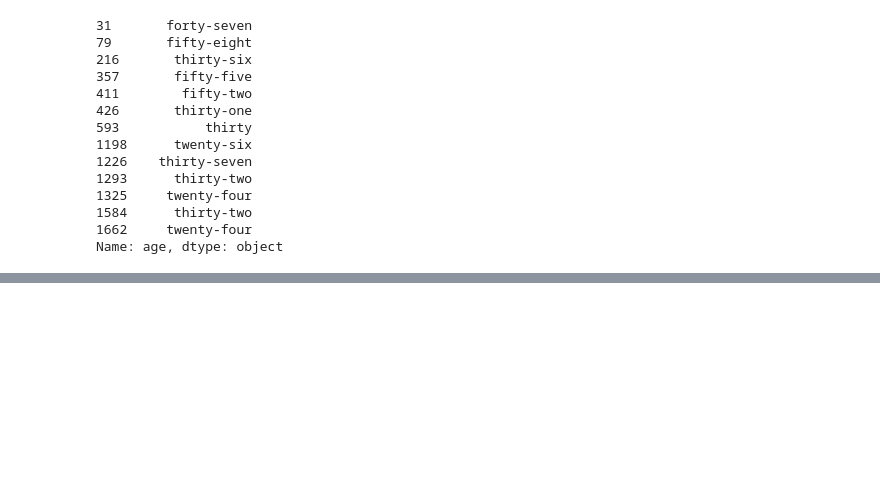
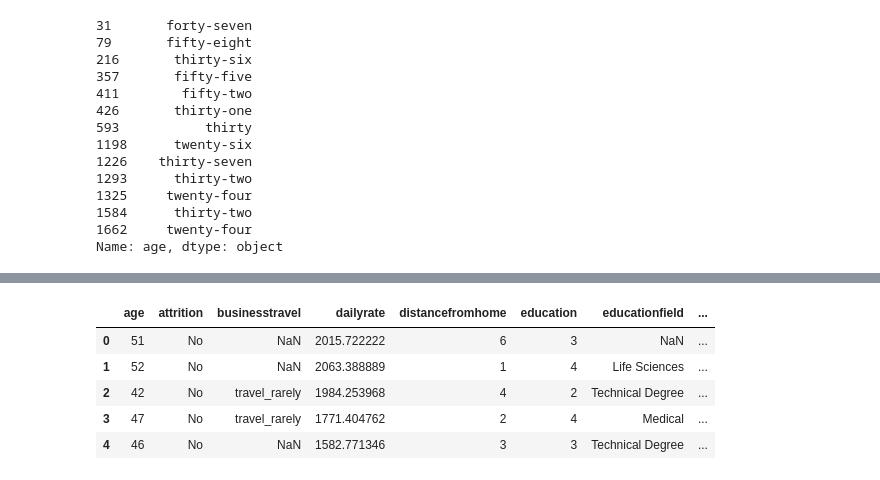
Before and after one commit to VeroSanchezO/proyecto-da-promo-k-modulo-3-team-5, a Jupyter notebook: Fase_2.ipynb, the cells around one changed output, grey strips where cells are left out. Cells and saved outputs as stored; diff of their text form; code cells hidden in the pictures; blank space fills up the shorter version.

```diff
--- a/Fase_2.ipynb
+++ b/Fase_2.ipynb
@@ -132,6 +121,3 @@ df.head(50)
-# %%
-# Separamos los nombres de las columnas
-df.rename(columns = {'businesstravel': 'business_travel'}, inplace = True)
 # %%
 df.head()
 # %% [output]
@@ -143,0 +145,3 @@ df.head()
+# %%
+# Eliminamos las columnas que no consideramos necesarias
+df_2 = df.drop(columns=['department', 'employeecount', 'over18', 'yearsincurrentrole', 'sameasmonthlyincome', 'datebirth', 'roledepartament','numberchildren'])
@@ -143,0 +162,9 @@ df.head()
+# %%
+df_2.head()
+# %% [output]
+|  | age | attrition | businesstravel | dailyrate | distancefromhome | education | educationfield | ... |
+| 0 | 51 | No | NaN | 2015.722222 | 6 | 3 | NaN | ... |
+| 1 | 52 | No | NaN | 2063.388889 | 1 | 4 | Life Sciences | ... |
+| 2 | 42 | No | travel_rarely | 1984.253968 | 4 | 2 | Technical Degree | ... |
+| 3 | 47 | No | travel_rarely | 1771.404762 | 2 | 4 | Medical | ... |
+| 4 | 46 | No | NaN | 1582.771346 | 3 | 3 | Technical Degree | ... |
```
Also changed, not shown: parts of 9 cells of this notebook.
